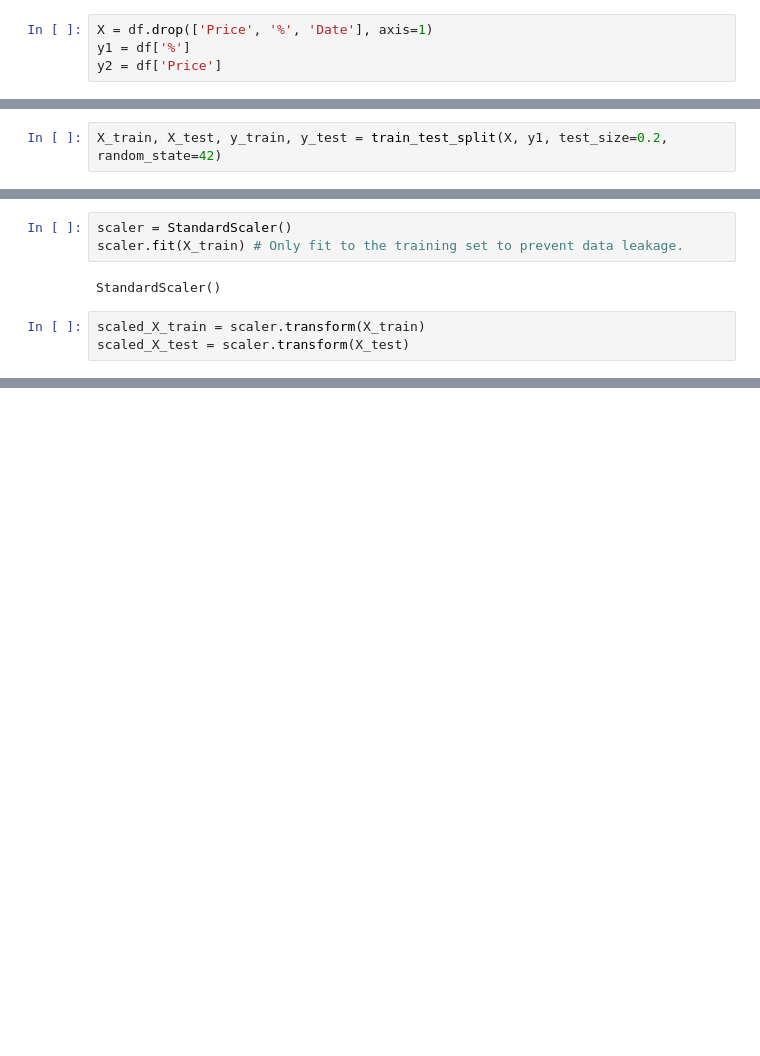
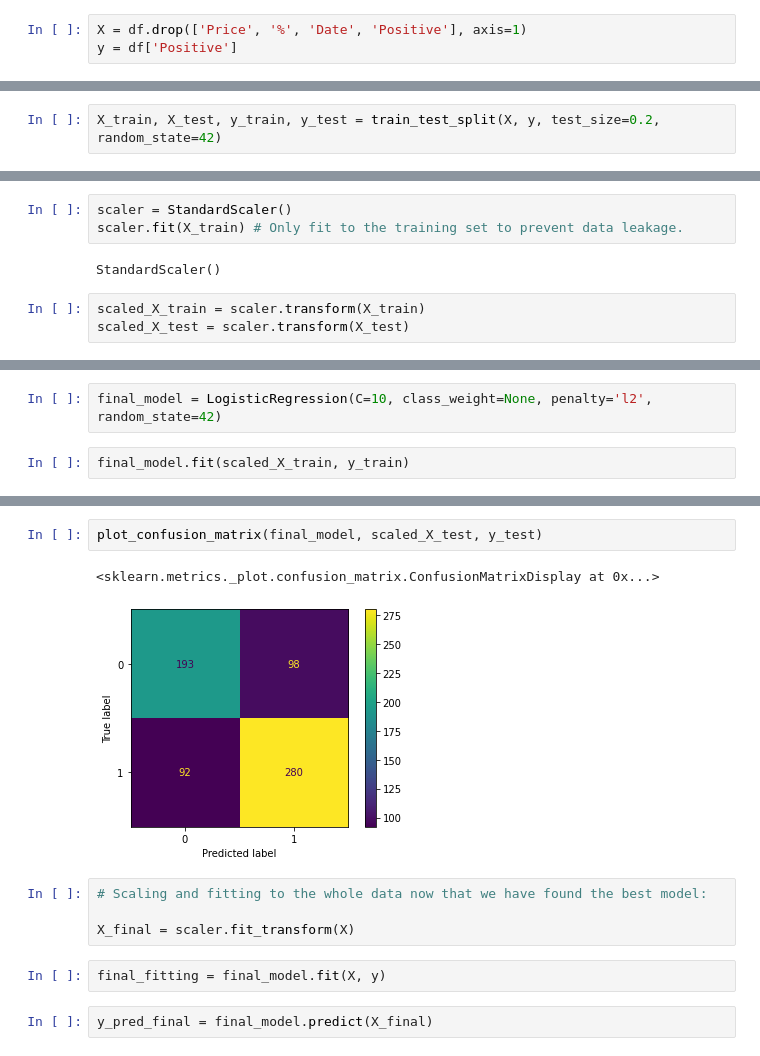
Before and after one commit to Gui-zo/bitcoin-price-prediction, a Jupyter notebook: bitcoin-price-prediction.ipynb, the cells around one changed output, grey strips where cells are left out. Saved outputs shown, nothing was run; the diff lists cells and outputs as text; blank space fills up the shorter version.

Commit message:
Add the final model

```diff
--- a/bitcoin-price-prediction.ipynb
+++ b/bitcoin-price-prediction.ipynb
@@ -103,6 +108,5 @@ df.describe().T
 # %%
 from sklearn.model_selection import train_test_split
 # %%
-X = df.drop(['Price', '%', 'Date'], axis=1)
-y1 = df['%']
-y2 = df['Price']
+X = df.drop(['Price', '%', 'Date', 'Positive'], axis=1)
+y = df['Positive']
@@ -109,5 +127,5 @@ y2 = df['Price']
 # %%
-X_train, X_test, y_train, y_test = train_test_split(X, y1, test_size=0.2, random_state=42)
+X_train, X_test, y_train, y_test = train_test_split(X, y, test_size=0.2, random_state=42)
 # %%
 print(X_train.shape)
 print(X_test.shape)
@@ -192,0 +253,4 @@ You can try to debug the error by setting error_score='raise'.
+# %%
+final_model = LogisticRegression(C=10, class_weight=None, penalty='l2', random_state=42)
+# %%
+final_model.fit(scaled_X_train, y_train)
@@ -192,0 +272,13 @@ You can try to debug the error by setting error_score='raise'.
+# %%
+plot_confusion_matrix(final_model, scaled_X_test, y_test)
+# %% [output]
+<sklearn.metrics._plot.confusion_matrix.ConfusionMatrixDisplay at 0x...>
+[figure, added]
+# %%
+# Scaling and fitting to the whole data now that we have found the best model:
+
+X_final = scaler.fit_transform(X)
+# %%
+final_fitting = final_model.fit(X, y)
+# %%
+y_pred_final = final_model.predict(X_final)
```
Also changed, not shown: parts of 25 cells of this notebook.
